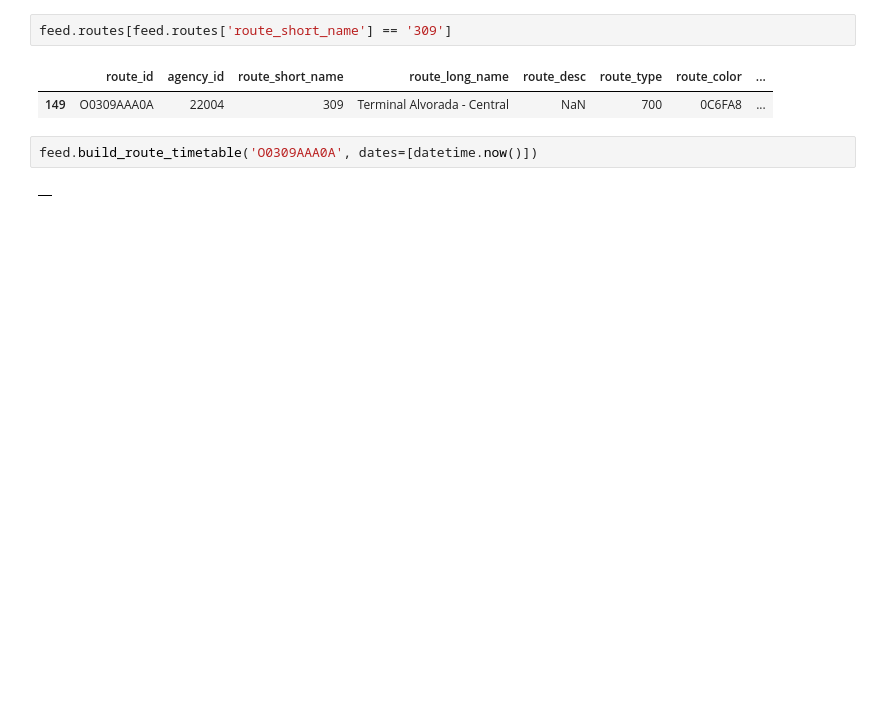
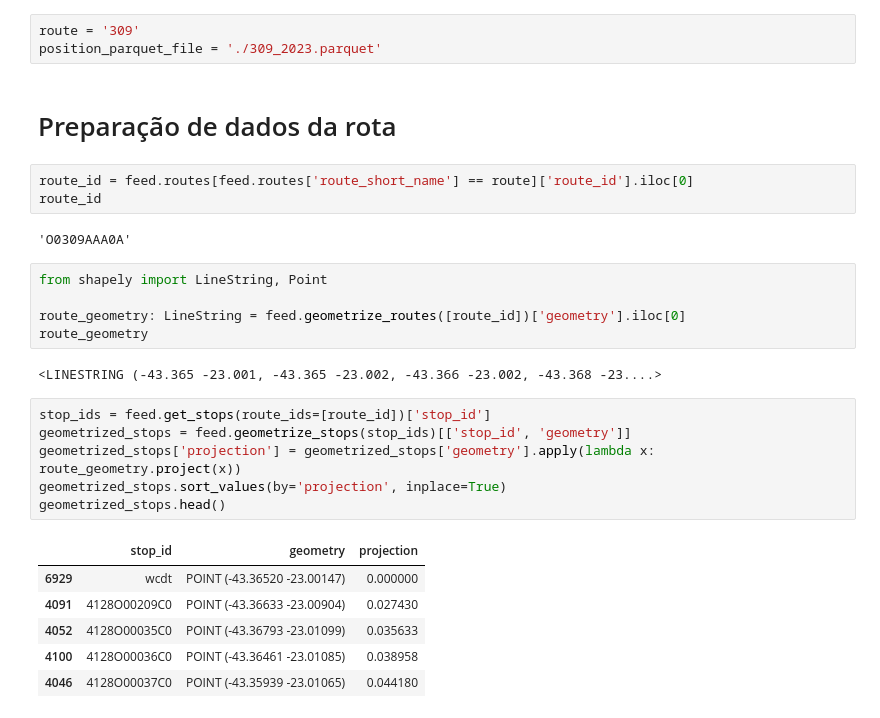
Before and after one commit to Thlamz/transportation, a Jupyter notebook: reading_gtfs.ipynb, the cells around one changed output. Saved outputs shown, nothing was run; the diff lists cells and outputs as text; blank space fills up the shorter version.

```diff
--- a/reading_gtfs.ipynb
+++ b/reading_gtfs.ipynb
@@ -61,9 +26,30 @@ feed.map_routes(feed.routes.route_id.iloc[:10], include_stops=True)
+# %%
+route = '309'
+position_parquet_file = './309_2023.parquet'
+# %% [markdown]
+# Preparação de dados da rota
 # %%
-feed.routes[feed.routes['route_short_name'] == '309']
+route_id = feed.routes[feed.routes['route_short_name'] == route]['route_id'].iloc[0]
+route_id
 # %% [output]
-|  | route_id | agency_id | route_short_name | route_long_name | route_desc | route_type | route_color | ... |
-| 149 | O0309AAA0A | 22004 | 309 | Terminal Alvorada - Central | NaN | 700 | 0C6FA8 | ... |
+'O0309AAA0A'
-# %%
-feed.build_route_timetable('O0309AAA0A', dates=[datetime.now()])
-# %% [output]
-|  |
+# %%
+from shapely import LineString, Point
+
+route_geometry: LineString = feed.geometrize_routes([route_id])['geometry'].iloc[0]
+route_geometry
+# %% [output]
+<LINESTRING (-43.365 -23.001, -43.365 -23.002, -43.366 -23.002, -43.368 -23....>
+# %%
+stop_ids = feed.get_stops(route_ids=[route_id])['stop_id']
+geometrized_stops = feed.geometrize_stops(stop_ids)[['stop_id', 'geometry']]
+geometrized_stops['projection'] = geometrized_stops['geometry'].apply(lambda x: route_geometry.project(x))
+geometrized_stops.sort_values(by='projection', inplace=True)
+geometrized_stops.head()
+# %% [output]
+|  | stop_id | geometry | projection |
+| 6929 | wcdt | POINT (-43.36520 -23.00147) | 0.000000 |
+| 4091 | 4128O00209C0 | POINT (-43.36633 -23.00904) | 0.027430 |
+| 4052 | 4128O00035C0 | POINT (-43.36793 -23.01099) | 0.035633 |
+| 4100 | 4128O00036C0 | POINT (-43.36461 -23.01085) | 0.038958 |
+| 4046 | 4128O00037C0 | POINT (-43.35939 -23.01065) | 0.044180 |
```
Also changed, not shown: parts of 13 cells of this notebook.
